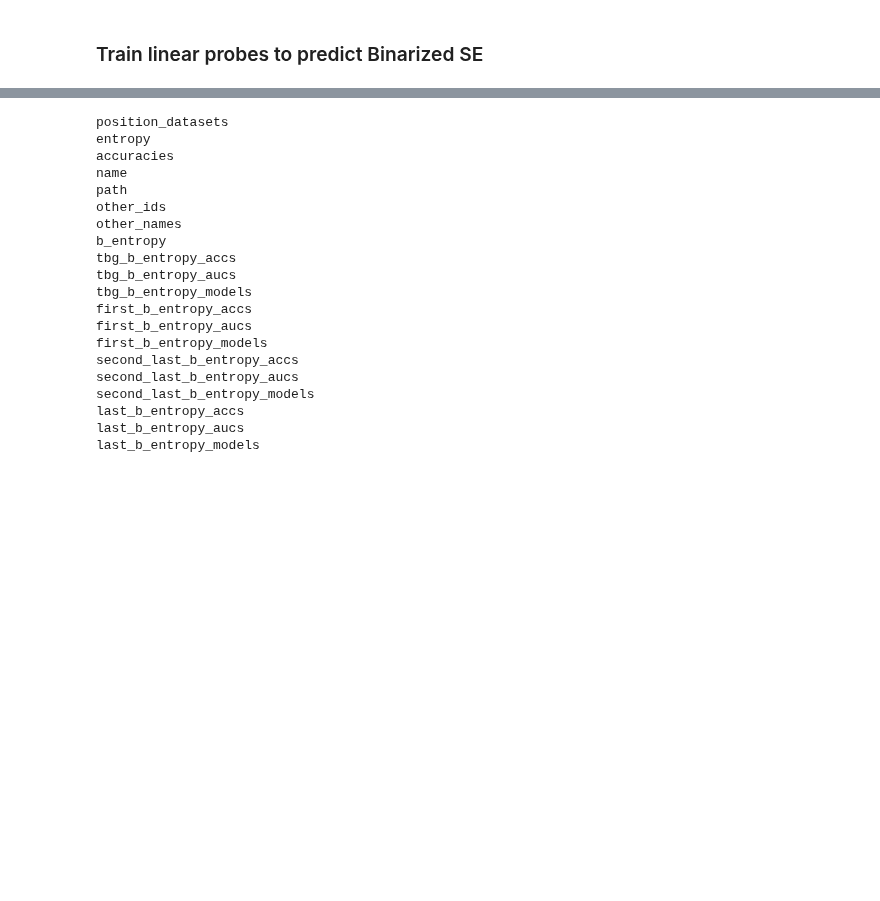
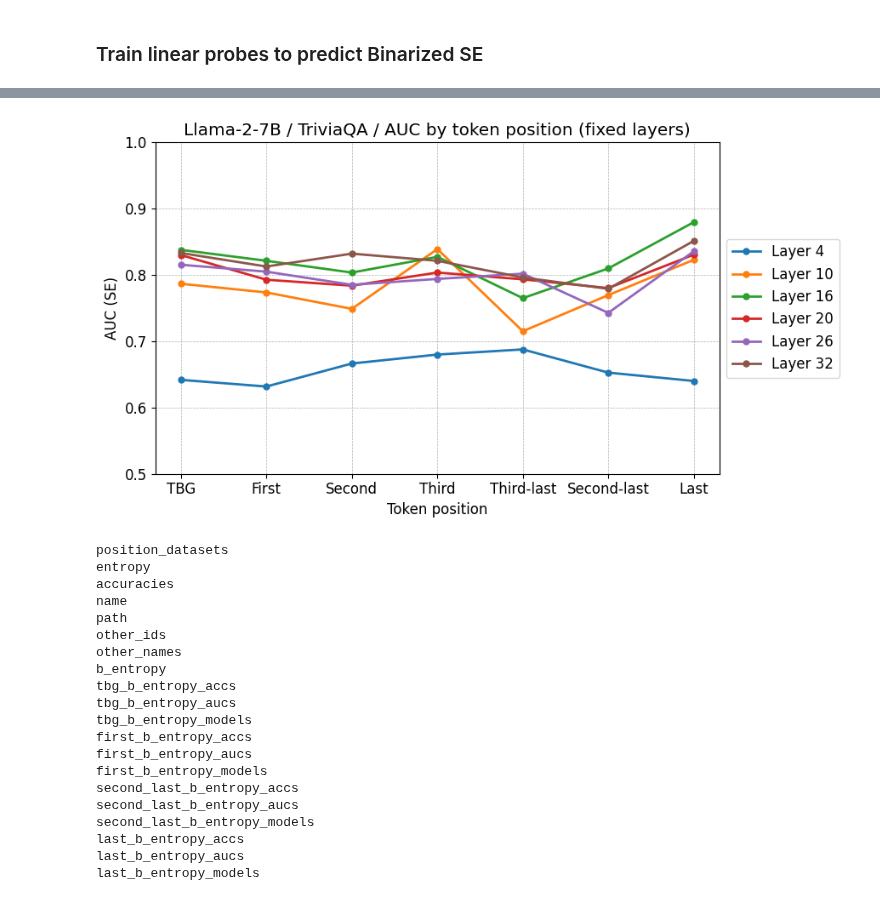
Before and after one commit to mtkresearch/UQ, a Jupyter notebook: semantic_entropy_probes/train-latent-probe-manytokenpos.ipynb, the cells around one changed output, grey strips where cells are left out. Saved outputs shown, nothing was run; the diff lists cells and outputs as text; code cells hidden in the pictures; blank space fills up the shorter version.

```diff
--- a/semantic_entropy_probes/train-latent-probe-manytokenpos.ipynb
+++ b/semantic_entropy_probes/train-latent-probe-manytokenpos.ipynb
@@ -645,3 +729,32 @@ plt.show()
+# %%
+D = Ds[0]
+
+# Fixed layers to compare (1-indexed display labels)
+fixed_layers = [4, 10, 16, 20, 26, 32]
+
+pos_labels      = ["TBG", "First", "Second", "Third", "Third-last", "Second-last", "Last"]
+pos_attr_prefixes = ["tbg", "first", "second", "third", "third_last", "second_last", "last"]
+x_ticks = range(len(pos_labels))
+
+fig, ax = plt.subplots(figsize=(9, 5))
+
+for layer in fixed_layers:
+    layer_idx = layer - 1  # 1-indexed → 0-indexed
+    values = [auc(getattr(D, f"{prefix}_b_entropy_aucs"))[layer_idx] for prefix in pos_attr_prefixes]
+    ax.plot(x_ticks, values, marker='o', linestyle='-', linewidth=2, markersize=5, label=f"Layer {layer}")
+
+ax.set_xticks(x_ticks)
+ax.set_xticklabels(pos_labels)
+ax.set_ylabel("AUC (SE)")
+ax.set_xlabel("Token position")
+ax.set_ylim(0.5, 1.0)
+ax.set_title("Llama-2-7B / TriviaQA / AUC by token position (fixed layers)")
+ax.grid(True, which='both', linestyle='--', linewidth=0.5)
+ax.legend(loc='center left', bbox_to_anchor=(1, 0.5), fontsize=12)
+plt.tight_layout()
+plt.show()
+# %% [output]
+[figure, added]
 # %%
 for k in D.__dict__.keys():
     print(k)
```
Also changed, not shown: parts of 16 cells of this notebook, 3 other files.
